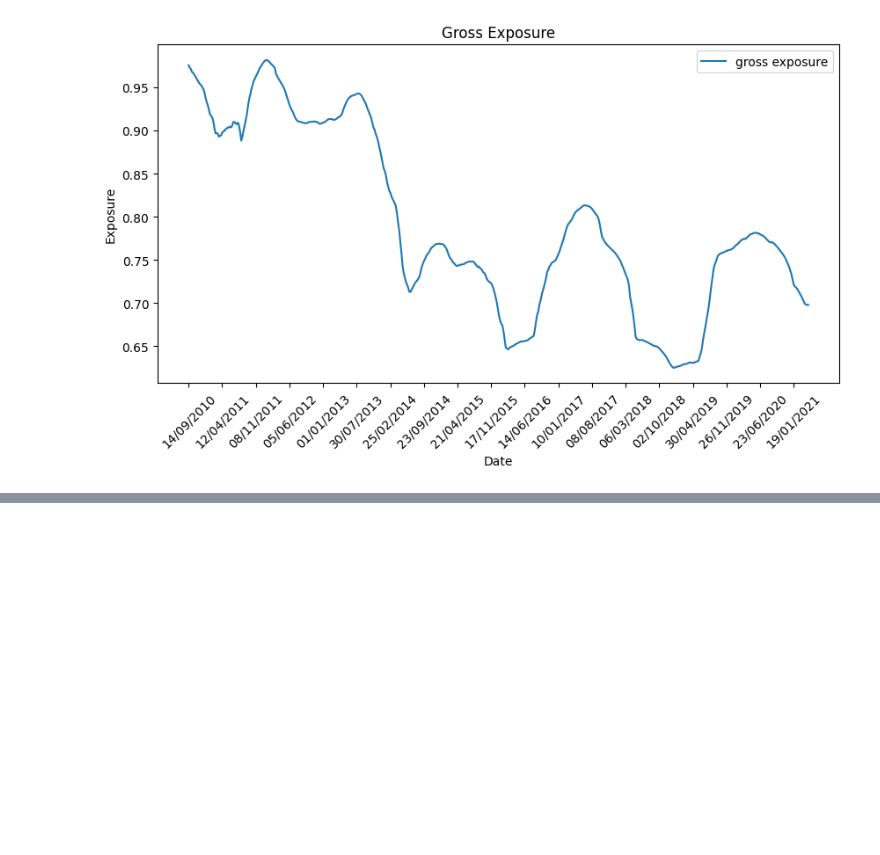
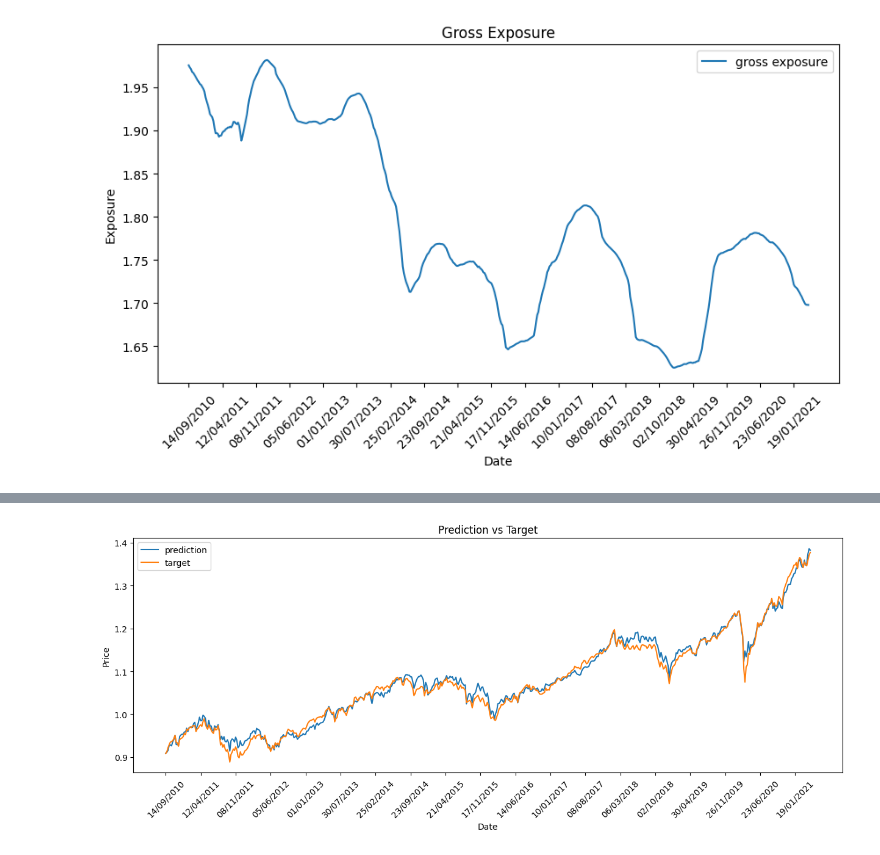
Before and after one commit to jstringara/Fintech, a Jupyter notebook: Progetto finale/Regression.ipynb, the cells around one changed output, grey strips where cells are left out. Saved outputs shown, nothing was run; the diff lists cells and outputs as text; code cells hidden in the pictures; blank space fills up the shorter version.

```diff
--- a/Progetto finale/Regression.ipynb
+++ b/Progetto finale/Regression.ipynb
@@ -450,0 +474,100 @@ Information Ratio:  -0.07510501163255662
+# %%
+#now use elastic net saving weights, saving gross exposure, using cross validation and grid search
+from sklearn.linear_model import ElasticNet
+from sklearn.model_selection import GridSearchCV
+
+y_pred = []
+y_test = []
+weights = []
+gross_exposure = []
+
+for i in range(150, len(X)):
+    model = ElasticNet()
+    parameters = {'alpha': [0.001, 0.01, 0.1, 1, 10, 100], 'l1_ratio': [0.1, 0.3, 0.5, 0.7, 0.9]}
+    grid_search = GridSearchCV(model, parameters, cv=5, scoring='neg_mean_squared_error')
+    grid_search.fit(X[i-150:i], target[i-150:i])
+    y_pred.append(grid_search.predict(X[i:i+1]))
+    y_test.append(target[i:i+1])
+    weights.append(grid_search.best_estimator_.coef_)
+    gross_exposure.append(np.sum(np.abs(grid_search.best_estimator_.coef_)))
+
+
+#plot the prediction versus the target
+plt.figure(figsize=(15,5))
+plt.plot(df['Date'][len(X)-len(y_pred)+1:], y_pred, label='prediction')
+plt.plot(df['Date'][len(X)-len(y_pred)+1:], y_test, label='target')
+plt.title('Prediction vs Target')
+plt.xlabel('Date')
+plt.ylabel('Price')
+plt.legend()
+plt.xticks(df['Date'][len(X)-len(y_pred)+1::30], rotation=45)
+plt.show()
+
+#compute the MSE
+print('MSE: ', mean_squared_error(y_test, y_pred))
+
+#calculate the Tracking Error = Excess Return = difference between target performance and replica performance.
+#compute the tracking error
+
+tracking_error = []
+for i in range(len(y_pred)):
+    tracking_error.append(y_test[i] - y_pred[i])
+
+#plot the tracking error
+plt.figure(figsize=(15,5))
+plt.plot(df['Date'][len(X)-len(y_pred)+1:], tracking_error, label='tracking error')
+plt.title('Tracking Error')
+plt.xlabel('Date')
+plt.ylabel('Price')
+plt.legend()
+plt.xticks(df['Date'][len(X)-len(y_pred)+1::30], rotation=45)
+plt.show()
+
+
+#calculate the Tracking Error Volatility = (annualized) standard deviation of Tracking Error.
+#compute the tracking error volatility
+tracking_error_volatility = np.std(tracking_error)*np.sqrt(52)
+
+print('Tracking Error Volatility: ', tracking_error_volatility)
+
+
+
+#calculate the Information Ratio = Excess Return / Tracking Error Volatility.
+#compute the information ratio
+information_ratio = np.mean(tracking_error)/tracking_error_volatility
+
+print('Information Ratio: ', information_ratio)
+
+#plot the gross exposure
+plt.figure(figsize=(10,5))
+plt.plot(df['Date'][len(X)-len(y_pred)+1:], gross_exposure+np.ones(np.shape(gross_exposure)), label='gross exposure')
+plt.title('Gross Exposure')
+plt.xlabel('Date')
+plt.ylabel('Exposure')
+plt.legend()
+plt.xticks(df['Date'][len(X)-len(y_pred)+1::30], rotation=45)
+plt.show()
+
+
+#calculate the turnover
+
+turnover = []
+for i in range(len(weights)-1):
+    turnover.append(np.sum(np.abs(weights[i+1]-weights[i])))
+
+#plot the turnover
+plt.figure(figsize=(10,5))
+plt.plot(df['Date'][len(X)-len(y_pred)+2:], turnover, label='turnover')
+plt.title('Turnover')
+plt.xlabel('Date')
+plt.ylabel('Turnover')
+plt.legend()
+plt.xticks(df['Date'][len(X)-len(y_pred)+2::30], rotation=45)
+plt.show()
+
+#calculate the average annual turnover
+average_turnover = np.mean(turnover)*52
+
+print('Average Turnover: ', average_turnover)
+# %% [output]
+[figure, added]
```
Also changed, not shown: parts of 6 cells of this notebook, 1 other file.
